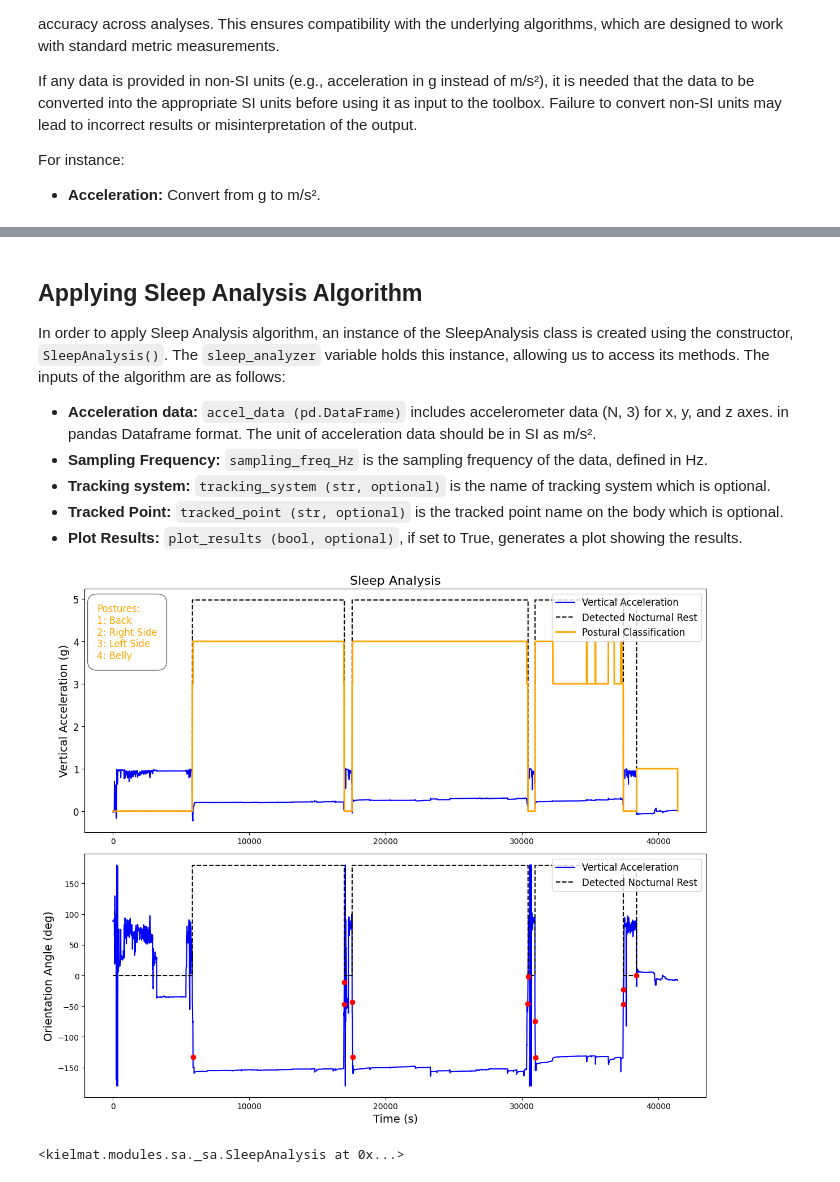
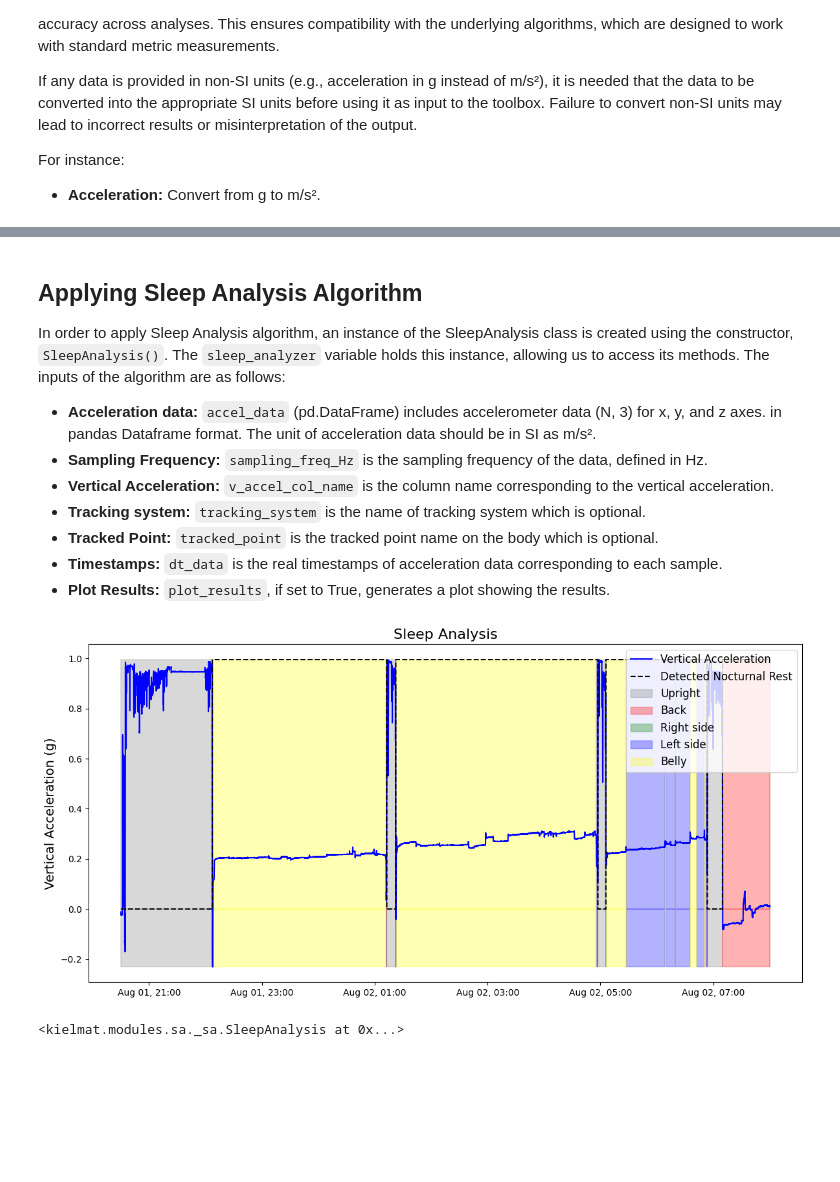
Before and after one commit to neurogeriatricskiel/KielMAT, a Jupyter notebook: examples/modules_06_sa.ipynb, the cells around one changed output, grey strips where cells are left out. Saved outputs shown, nothing was run; the diff lists cells and outputs as text; code cells hidden in the pictures; blank space fills up the shorter version.

```diff
--- a/examples/modules_06_sa.ipynb
+++ b/examples/modules_06_sa.ipynb
@@ -128,7 +130,9 @@ def import_bravia_data(file_path: str, body_location: str, sensor_type: str = "a
     return data_df, channels_df
 
 # Load data using the provided importer
-file_path = r'\\Data\COKI10147\T1\PROCESSED_NACHT\20190801_T1_COKI10147.mat'
+file_path = r'\\uni-kiel.de\files\bigprojects\neurogeriatrics_data\Braviva\Data\COKI10147\T1\PROCESSED_NACHT\20190801_T1_COKI10147.mat'
+
+# Define the lowerback as tracking point which is name as "SA" in this dataset
 body_location = "SA"  # Lower back
 
 # Load the data and channels
@@ -145,6 +149,18 @@ print(f"Unit of acceleration data is:", accel_unit)
 # Get the sampling frequency
 sampling_frequency = channels["sampling_frequency"].iloc[0]
 print(f"Acceleration data was sampled at:", sampling_frequency, f"Hz")
+
+# Define the start timestamp based on data to have real time on the axis
+start_time = datetime.strptime("01-Aug-2019 20:30:01", "%d-%b-%Y %H:%M:%S")
+
+# Calculate the time interval between consecutive samples
+time_interval = 1 / sampling_frequency
+
+# Generate timestamps based on the number of rows in the data
+dt_data = [start_time + timedelta(seconds=i * time_interval) for i in range(len(accel_df))]
+
+# Convert dt_data to a pandas Series
+dt_data = pd.Series(dt_data, name="timestamp")
 # %% [output]
 Acceleration data:          SA_ACCEL_x  SA_ACCEL_y  SA_ACCEL_z
 0          0.024977   -0.025972    1.005035
@@ -222,24 +245,28 @@ plt.show()
 
 In order to apply Sleep Analysis algorithm, an instance of the SleepAnalysis class is created using the constructor, `SleepAnalysis()`. The `sleep_analyzer` variable holds this instance, allowing us to access its methods. The inputs of the algorithm are as follows:
 
-- **Acceleration data:** `accel_data (pd.DataFrame)` includes accelerometer data (N, 3) for x, y, and z axes. in pandas Dataframe format. The unit of acceleration data should be in SI as m/s².
+- **Acceleration data:** `accel_data` (pd.DataFrame) includes accelerometer data (N, 3) for x, y, and z axes. in pandas Dataframe format. The unit of acceleration data should be in SI as m/s².
 - **Sampling Frequency:** `sampling_freq_Hz` is the sampling frequency of the data, defined in Hz.
-- **Tracking system:** `tracking_system (str, optional)` is the name of tracking system which is optional.
-- **Tracked Point:** `tracked_point (str, optional)` is the tracked point name on the body which is optional.
-- **Plot Results:** `plot_results (bool, optional)`, if set to True, generates a plot showing the results.
+- **Vertical Acceleration:** `v_accel_col_name` is the column name corresponding to the vertical acceleration.
+- **Tracking system:** `tracking_system` is the name of tracking system which is optional.
+- **Tracked Point:** `tracked_point` is the tracked point name on the body which is optional.
+- **Timestamps:** `dt_data` is the real timestamps of acceleration data corresponding to each sample.
+- **Plot Results:** `plot_results`, if set to True, generates a plot showing the results.
 # %%
 # Step 2: Initialize the SleepAnalysis instance
 sleep_analyzer = SleepAnalysis()
 
 # Run detection and visualize results
 sleep_analyzer.detect(
     accel_data=accel_df,
+    v_accel_col_name="SA_ACCEL_y",
     sampling_frequency=int(sampling_frequency),
     tracking_system="imu",
     tracked_point="SA",
+    dt_data=dt_data,
     plot_results=True
 )
 # %% [output]
-[figure, old version]
+[figure, new version]
 <kielmat.modules.sa._sa.SleepAnalysis at 0x...>
 # %% [markdown]
```
Also changed, not shown: parts of 8 cells of this notebook, 2 other files.
